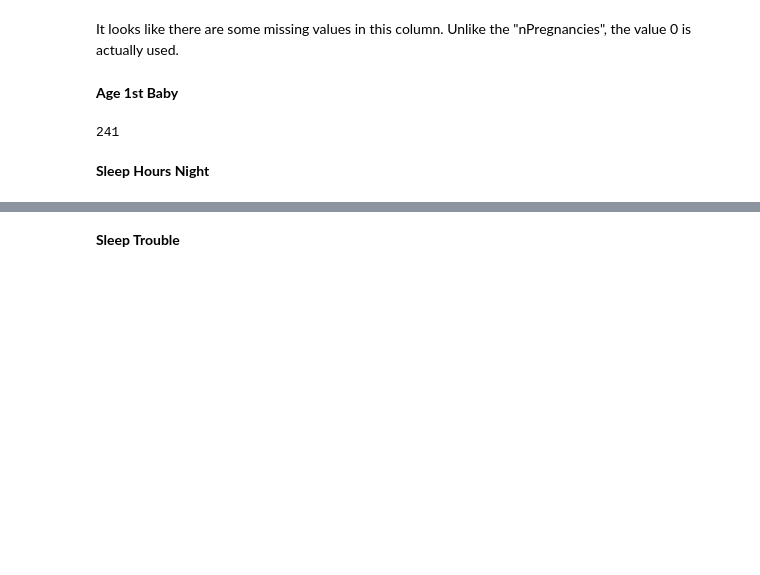
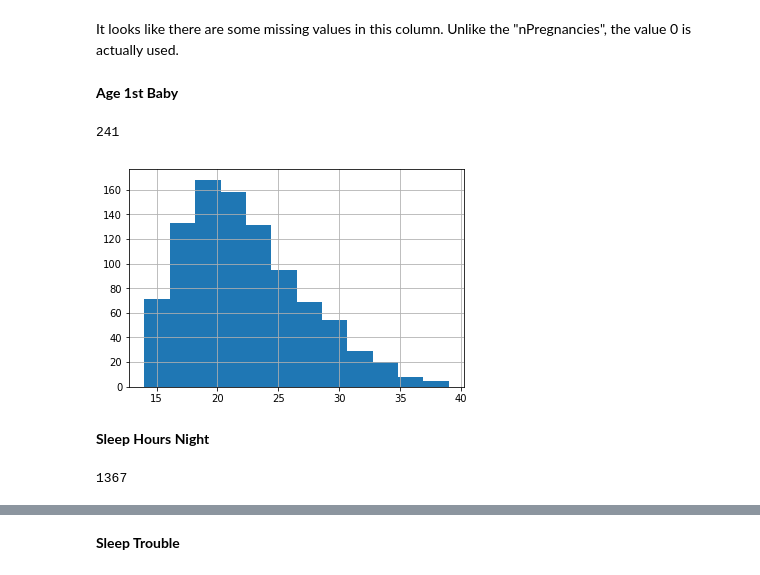
Before and after one commit to lucas-ubm/MaastrichtFlu, a Jupyter notebook: kaggle_starter.ipynb, the cells around one changed output, grey strips where cells are left out. Cells and saved outputs as stored; diff of their text form; code cells hidden in the pictures; blank space fills up the shorter version.

Commit message:
Done most of the histograms and analysis of where there are missing values

```diff
--- a/kaggle_starter.ipynb
+++ b/kaggle_starter.ipynb
@@ -617,5 +601,14 @@ It looks like there are some missing values in this column. Unlike the "nPregnan
 len(df[(df['nBabies'].notna()) & (df['Age1stBaby']).isna()])
 # %% [output]
 241
+# %%
+df['Age1stBaby'].hist(bins=12)
+plt.show()
+# %% [output]
+[figure, added]
 # %% [markdown]
 **Sleep Hours Night**
+# %%
+df['SleepHrsNight'].isna().sum()
+# %% [output]
+1367
```
Also changed, not shown: parts of 99 cells of this notebook.
